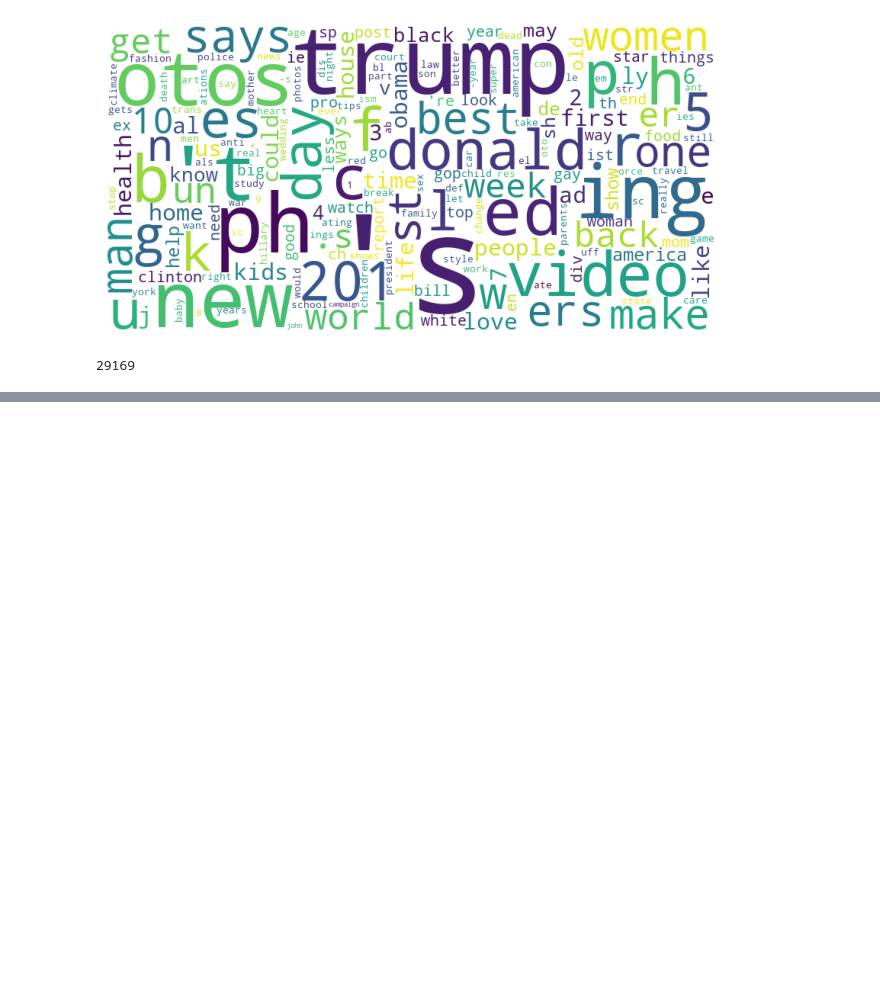
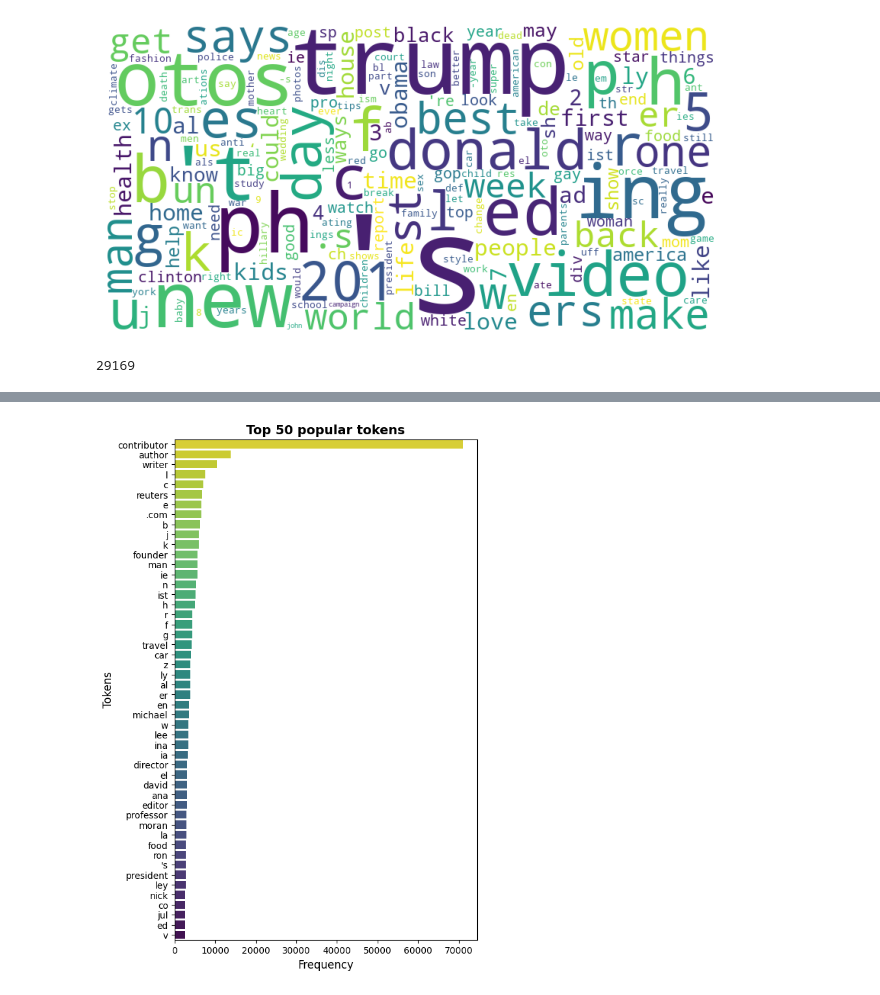
Before and after one commit to Frizlis/NLP_Classification, a Jupyter notebook: notebooks/01_eda.ipynb, the cells around one changed output, grey strips where cells are left out. Saved outputs shown, nothing was run; the diff lists cells and outputs as text; code cells hidden in the pictures; blank space fills up the shorter version.

```diff
--- a/notebooks/01_eda.ipynb
+++ b/notebooks/01_eda.ipynb
@@ -211,0 +212,6 @@ Name: authors, dtype: float64
+# %%
+eda_data["authors_tokenized_tiktoken"] = eda_data["authors"].apply(tokenize_tiktoken).apply(filter_tokens)
+authors_counts = count_tokens(eda_data["authors_tokenized_tiktoken"])
+barplot(authors_counts)
+# %% [output]
+[figure, added]
```
Also changed, not shown: parts of 3 cells of this notebook, 1 other file.
